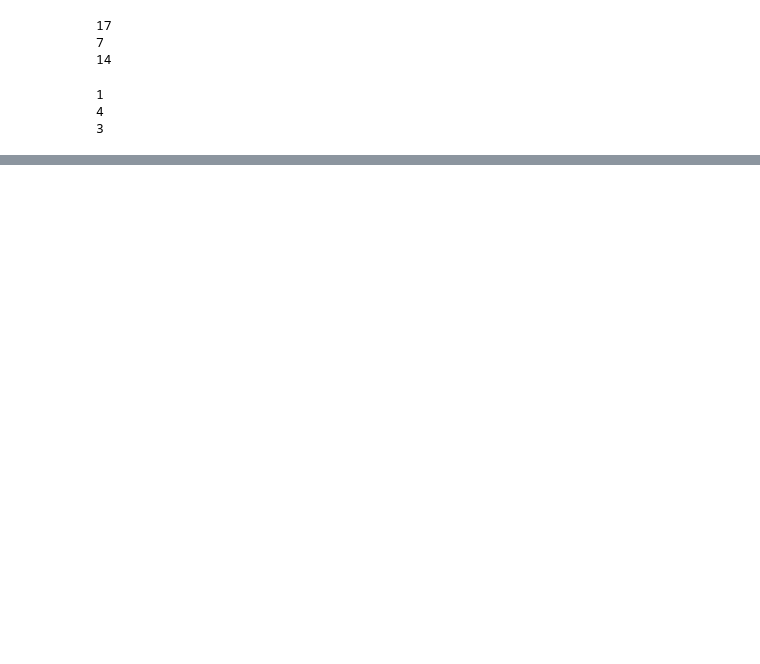
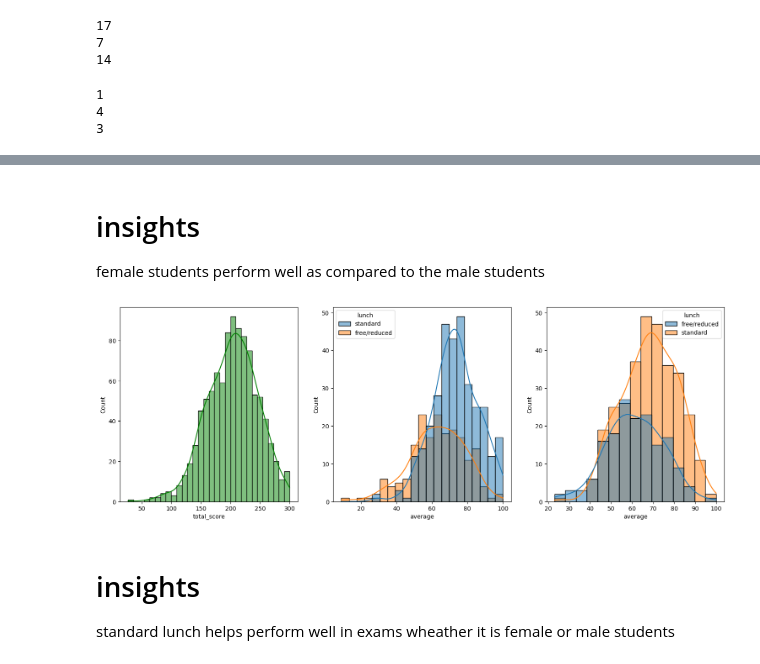
Before and after one commit to Vijay6923/mlproject, a Jupyter notebook: notebook/EDA_STUDENT_PERFORMANCE.ipynb, the cells around one changed output, grey strips where cells are left out. Cells and saved outputs as stored; diff of their text form; code cells hidden in the pictures; blank space fills up the shorter version.

```diff
--- a/notebook/EDA_STUDENT_PERFORMANCE.ipynb
+++ b/notebook/EDA_STUDENT_PERFORMANCE.ipynb
@@ -220,0 +242,18 @@ print(writing_less_20)
+# %% [markdown]
+# insights
+
+female students perform well as compared to the male students
+# %%
+fig,axe=plt.subplots(1,3,figsize=(25,6))
+plt.subplot(141)
+sns.histplot(data=df,x='total_score',bins=30,kde=True,color='g')
+plt.subplot(142)
+sns.histplot(data=df[df.gender=='female'],x='average',kde=True,hue='lunch')
+plt.subplot(143)
+sns.histplot(data=df[df.gender=='male'],x='average',kde=True,hue='lunch')
+plt.show()
+# %% [output]
+[figure, added]
+# %% [markdown]
+# insights
+standard lunch helps perform well in exams wheather it is female or male students
```
Also changed, not shown: parts of 3 cells of this notebook.
